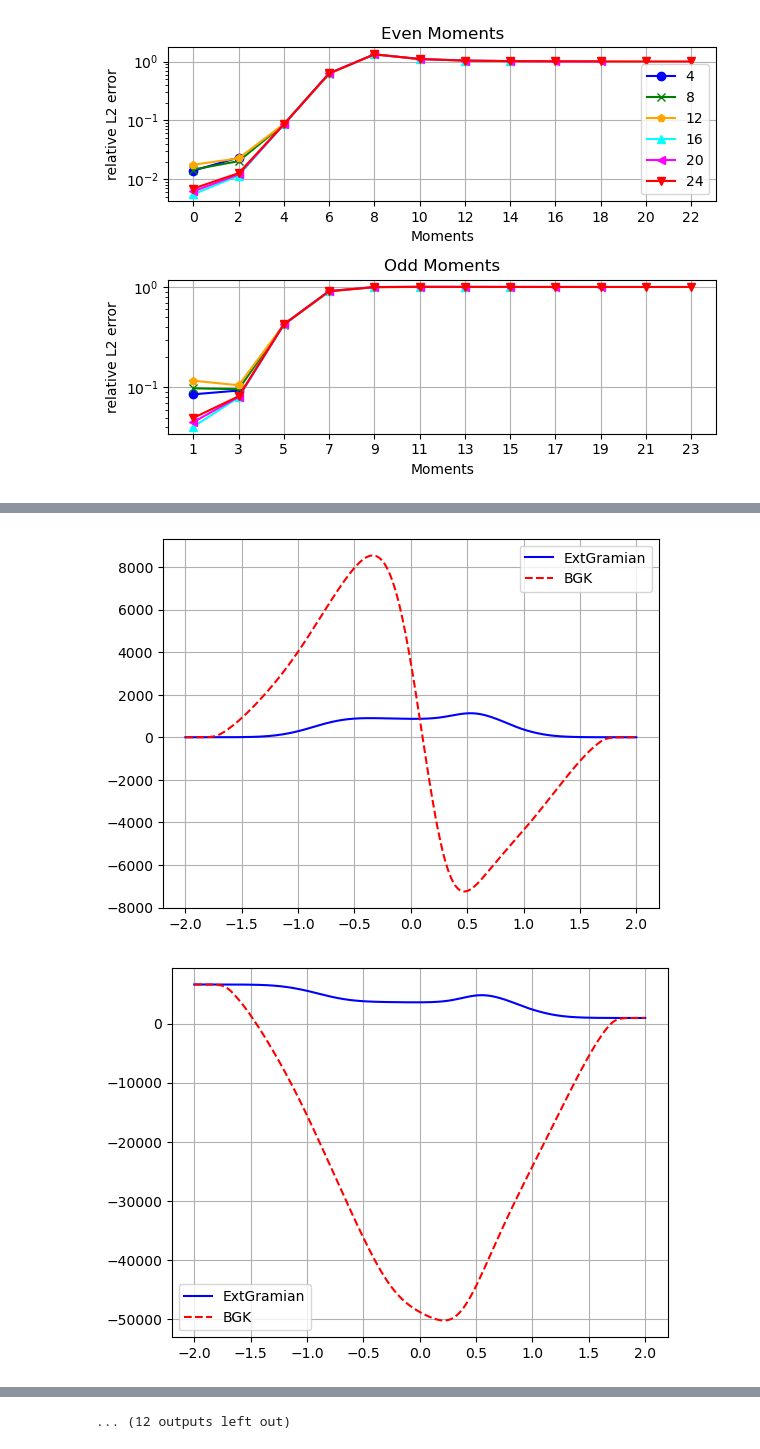
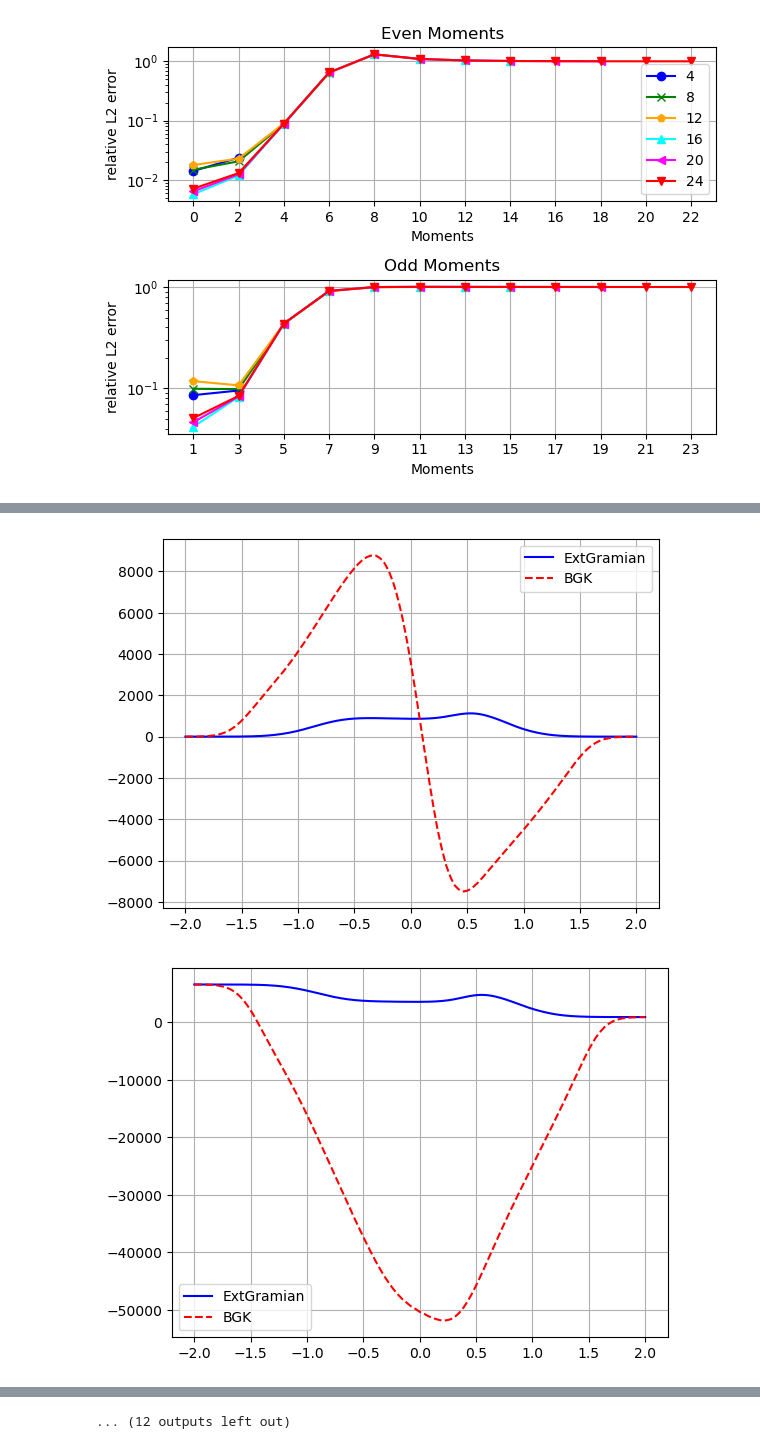
Before and after one commit to JanHab/ExtGram.jl, a Jupyter notebook: notebooks/FindOptimalShockSetting.ipynb, the cells around one changed output, grey strips where cells are left out. Saved outputs shown, nothing was run; the diff lists cells and outputs as text; code cells hidden in the pictures.

```diff
--- a/notebooks/FindOptimalShockSetting.ipynb
+++ b/notebooks/FindOptimalShockSetting.ipynb
@@ -495,7 +495,7 @@ sol = interpolate_solution(data, time_query, times, timesteps)
 x, u, t = sol["x"], sol["u"], sol["t"]
 
 
-file_BGK = 'bgk_solution_N100_c_l-6.0_c_u6.0_Kn1.0_sourcerelaxation_source_T_end0.3_rho_L7.0_rho_R1.0_v_L0.0_v_R0.0_theta_L1.0_theta_R1.0_base_tree_level10_polydeg1_x_left-5.0_x_right5.0.tsv'
+file_BGK = 'bgk_solution_N200_Kn1.0_T_end0.3_rho_L7.0_rho_R1.0_v_L0.0_v_R0.0_theta_L1.0_theta_R1.0_base_tree_level8_polydeg1.tsv'
 data_BGK = read_solution_file_bgk(f"../out/Riemann1D/BGK/{file_BGK}")
 
 # Build time → timestep mapping
@@ -533,2 +533,2 @@ for i in range(M):
-[figure, old version]
+[figure, new version]
-[figure, old version]
+[figure, new version]
```
Also changed, not shown: parts of 6 cells of this notebook, 4 other files.
